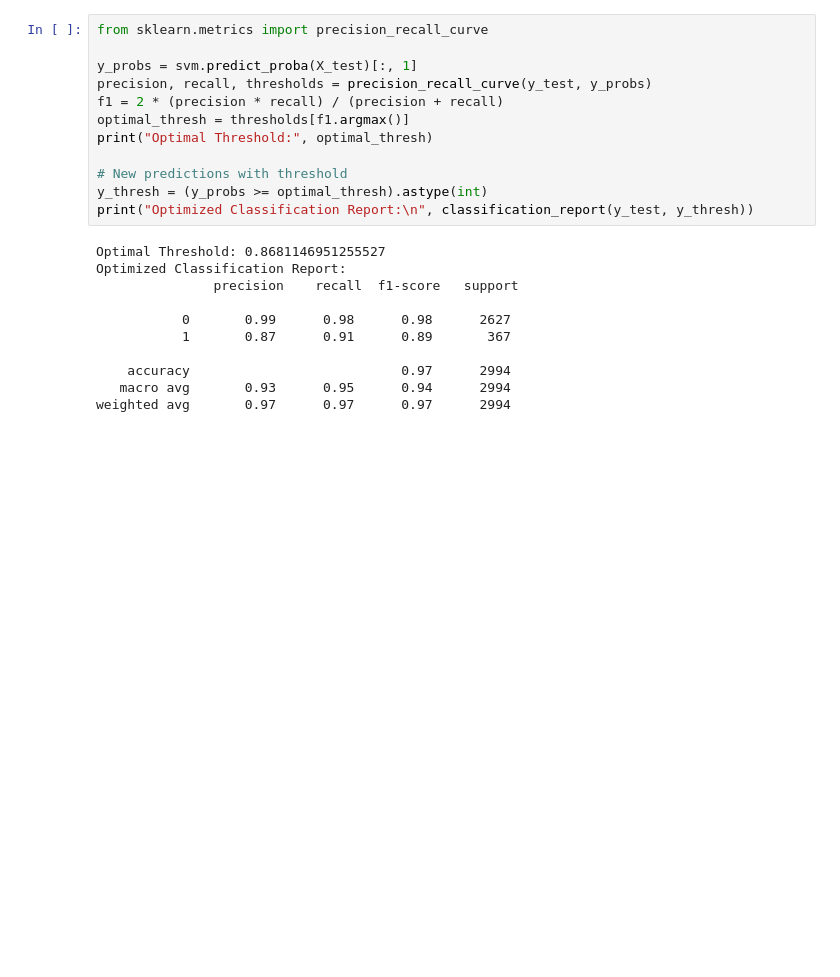
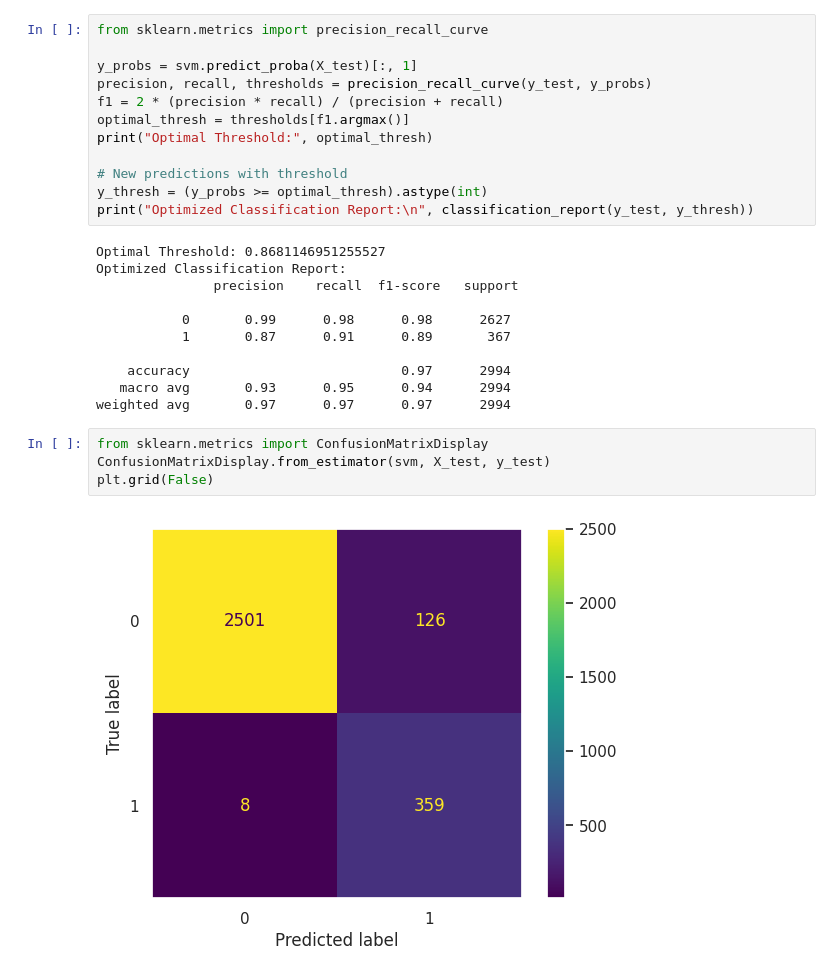
Before and after one commit to kasimkhan06/Disaster-Sentinel-Machine-Learning, a Jupyter notebook: svm.ipynb, the cells around one changed output. Saved outputs shown, nothing was run; the diff lists cells and outputs as text; blank space fills up the shorter version.

```diff
--- a/svm.ipynb
+++ b/svm.ipynb
@@ -158,3 +158,9 @@ Optimized Classification Report:
     accuracy                           0.97      2994
    macro avg       0.93      0.95      0.94      2994
 weighted avg       0.97      0.97      0.97      2994
+# %%
+from sklearn.metrics import ConfusionMatrixDisplay
+ConfusionMatrixDisplay.from_estimator(svm, X_test, y_test)
+plt.grid(False)
+# %% [output]
+[figure, added]
```
Also changed, not shown: 5 other files.
